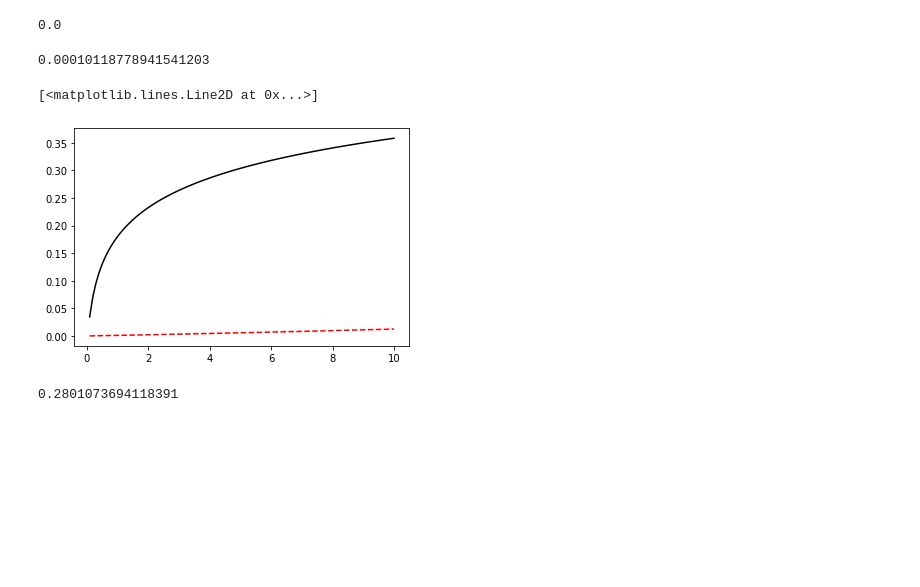
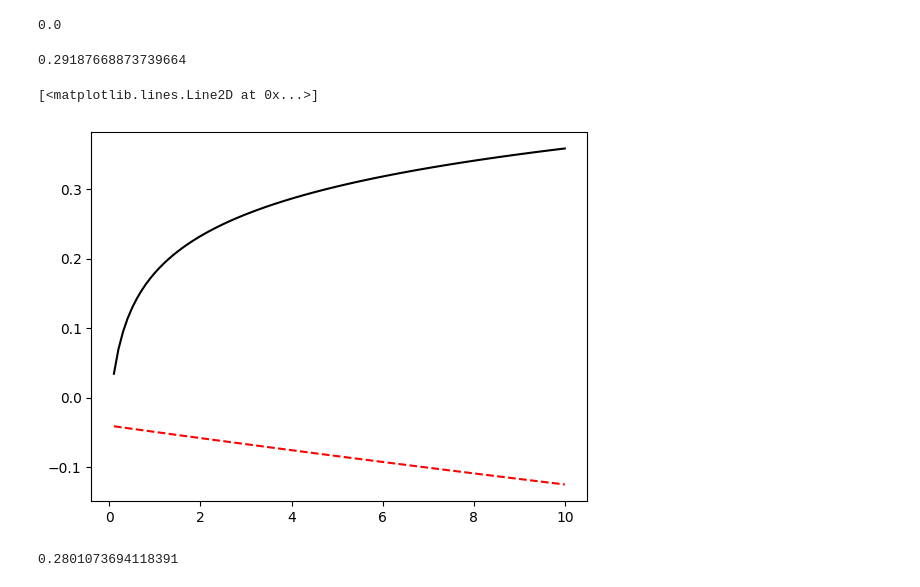
Before and after one commit to Jiayu-Fang/Trefftz-Pump, a Jupyter notebook: Untitled.ipynb, the cells around one changed output. Cells and saved outputs as stored; diff of their text form; code cells hidden in the pictures; blank space fills up the shorter version.

```diff
--- a/Untitled.ipynb
+++ b/Untitled.ipynb
@@ -437,24 +437,24 @@ def fun_der(lk,r,q,ta,s,t,r0):
     ycoe=np.zeros(ini_len+t_len*r_len)
 # Initial Condition
     for ik in range(ini_len):
-        rk=r0[ik]
+        rk=r0[ik]+10.0
         for jk in range(1,12):
             vk=jk*1.0*np.pi/lk
             nk=(jk-1)*1
             rcoe[ik,nk+0]=scipy.special.yv(0,rk*vk)
-        ycoe[ik]=52.0-q/2.0/np.pi*np.log(rk)
+        ycoe[ik]=52.0-q/2.0/np.pi*np.log(rk-10.0)
 # Boundary Condition
     nk_f=ini_len
     for ik in range(t_len):
         tk=t[ik]
         for kk in range(r_len):
-            rk=r[kk]
+            rk=r[kk]+10.0
             for jk in range(1,12):
                 vk=jk*1.0*np.pi/lk
                 nk=(jk-1)*1
                 t_term=np.exp(-vk*vk*ta/s*tk)
                 rcoe[nk_f,nk+0]=t_term*scipy.special.yv(0,rk*vk)
-            ycoe[nk_f]=52.0-q/2.0/np.pi*np.log(rk)
+            ycoe[nk_f]=52.0-q/2.0/np.pi*np.log(rk-10.0)
             nk_f=nk_f+1
     ck=np.linalg.lstsq(rcoe,ycoe,rcond=None)[0]
 
@@ -462,24 +462,24 @@ def fun_der(lk,r,q,ta,s,t,r0):
     resk1=np.zeros(ini_len+t_len*r_len)
 # Initial Condition
     for ik in range(ini_len):
-        rk=r0[ik]
+        rk=r0[ik]+10.0
         for jk in range(1,12):
             vk=jk*1.0*np.pi/lk
             nk=(jk-1)*1
             resk1[ik]=resk1[ik]+ck[nk+0]*scipy.special.yv(0,rk*vk)
-        resk1[ik]=resk1[ik]-52.0+q/2.0/np.pi*np.log(rk)
+        resk1[ik]=resk1[ik]-52.0+q/2.0/np.pi*np.log(rk-10.0)
 # Boundary Condition
     nk_f=ini_len
     for ik in range(t_len):
         tk=t[ik]
         for kk in range(r_len):
-            rk=r[kk]
+            rk=r[kk]+10.0
             for jk in range(1,12):
                 vk=jk*1.0*np.pi/lk
                 nk=(jk-1)*1
                 t_term=np.exp(-vk*vk*ta/s*tk)
                 resk1[nk_f]=resk1[nk_f]+ck[nk+0]*t_term*scipy.special.yv(0,rk*vk)
-            resk1[nk_f]=resk1[nk_f]-52.0+q/2.0/np.pi*np.log(rk)
+            resk1[nk_f]=resk1[nk_f]-52.0+q/2.0/np.pi*np.log(rk-10.0)
             nk_f=nk_f+1
     print (sum(resk1*resk1))
     return ck,rcoe,ycoe
@@ -495,34 +495,34 @@ for ik in range(100):
 lk=3000.0
 [ck,rcoe,ycoe]=fun_der(lk,r,1.0,1.0,0.01,t,r0)
 # %% [output]
-0.00010118778941541203
+0.29187668873739664
 # %%
 t=np.zeros(100)
 for ik in range(100):
     t[ik]=(ik+1)*0.1
 s=np.zeros(100)
 for ik in range(100):
     u=5.0*5.0*0.01/4.0/1.0/t[ik]
     w=-0.5772-np.log(u)
     for jk in range(1,100):
         w=w-((-1.0)**(jk))*(u**jk)/(jk*1.0)/np.math.factorial(jk)
     s[ik]=1.0/4.0/np.pi/1.0*w
 plt.plot(t,s,'k-')
 s1=np.zeros(100)
 ta=1.0; ss=0.01
 for ik in range(100):
-    rk=5.0; tk=t[ik]
+    rk=5.0+10.0; tk=t[ik]
     for jk in range(1,12):
         vk=jk*1.0*np.pi/lk
         nk=(jk-1)*1
         t_term=np.exp(-vk*vk*ta/ss*tk)
         s1[ik]=s1[ik]+ck[nk+0]*t_term*scipy.special.yv(0,rk*vk)
     s1[ik]=s1[ik]+1.0/2.0/np.pi/1.0*np.log(5.0)
 
 plt.plot(t,52.0-s1,'r--')
 # %% [output]
 [<matplotlib.lines.Line2D at 0x...>]
-[figure, old version]
+[figure, new version]
 # %%
 #forward calculation for pumping (2D)
 from scipy.optimize import least_squares
```
Also changed, not shown: parts of 1 cell of this notebook, 1 other file.
